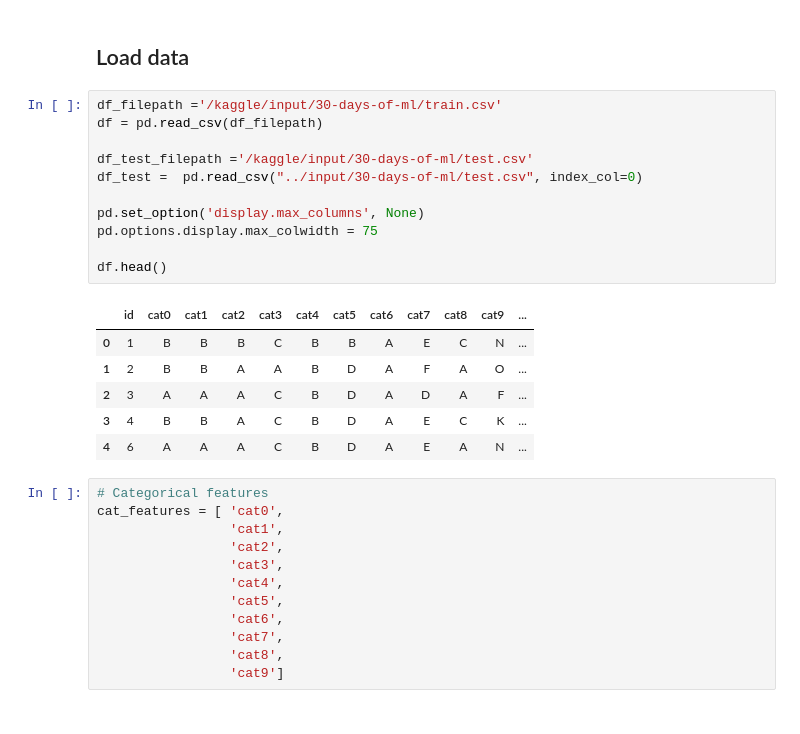
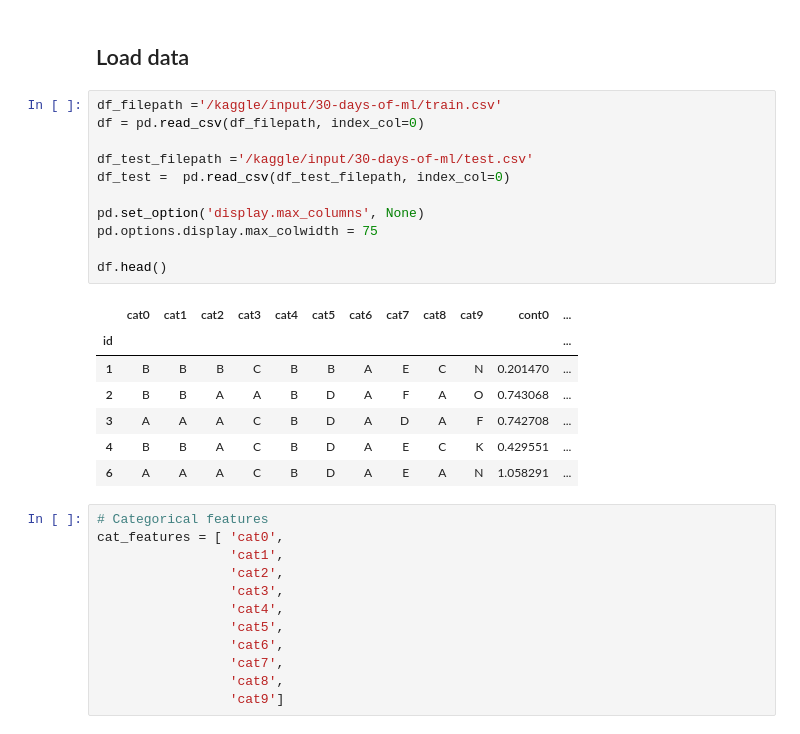
Before and after one commit to sjaureguimodo/kaggle-notebooks, a Jupyter notebook: house-pricing-competition.ipynb, the cells around one changed output. Saved outputs shown, nothing was run; the diff lists cells and outputs as text.

```diff
--- a/house-pricing-competition.ipynb
+++ b/house-pricing-competition.ipynb
@@ -74,22 +74,23 @@ def plot_mi_scores(scores):
 ## Load data
 # %%
 df_filepath ='/kaggle/input/30-days-of-ml/train.csv'
-df = pd.read_csv(df_filepath)
+df = pd.read_csv(df_filepath, index_col=0)
 
 df_test_filepath ='/kaggle/input/30-days-of-ml/test.csv'
-df_test =  pd.read_csv("../input/30-days-of-ml/test.csv", index_col=0)
+df_test =  pd.read_csv(df_test_filepath, index_col=0)
 
 pd.set_option('display.max_columns', None)
 pd.options.display.max_colwidth = 75
 
 df.head()
 # %% [output]
-|  | id | cat0 | cat1 | cat2 | cat3 | cat4 | cat5 | cat6 | cat7 | cat8 | cat9 | ... |
-| 0 | 1 | B | B | B | C | B | B | A | E | C | N | ... |
-| 1 | 2 | B | B | A | A | B | D | A | F | A | O | ... |
-| 2 | 3 | A | A | A | C | B | D | A | D | A | F | ... |
-| 3 | 4 | B | B | A | C | B | D | A | E | C | K | ... |
-| 4 | 6 | A | A | A | C | B | D | A | E | A | N | ... |
+|  | cat0 | cat1 | cat2 | cat3 | cat4 | cat5 | cat6 | cat7 | cat8 | cat9 | cont0 | ... |
+| id |  |  |  |  |  |  |  |  |  |  |  | ... |
+| 1 | B | B | B | C | B | B | A | E | C | N | 0.201470 | ... |
+| 2 | B | B | A | A | B | D | A | F | A | O | 0.743068 | ... |
+| 3 | A | A | A | C | B | D | A | D | A | F | 0.742708 | ... |
+| 4 | B | B | A | C | B | D | A | E | C | K | 0.429551 | ... |
+| 6 | A | A | A | C | B | D | A | E | A | N | 1.058291 | ... |
 # %%
 # Categorical features
 cat_features = [ 'cat0',
```
Also changed, not shown: parts of 15 cells of this notebook.
